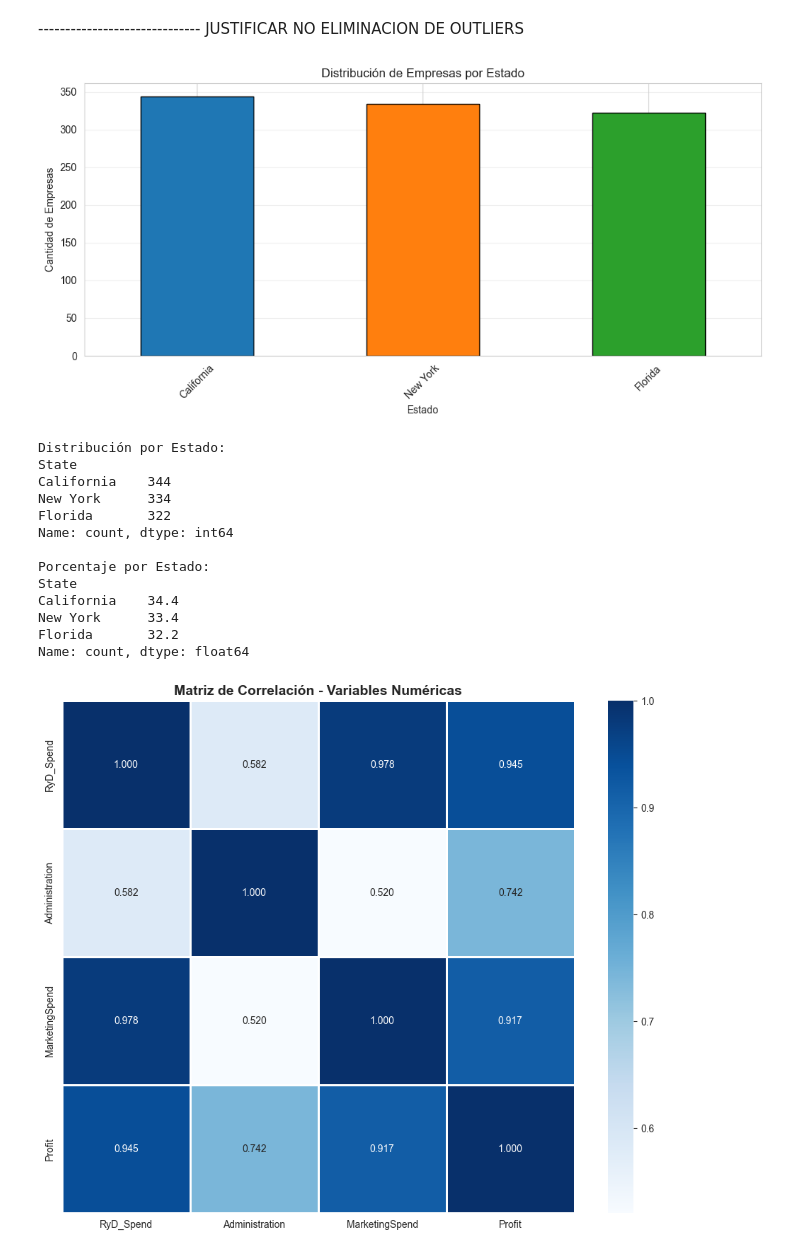
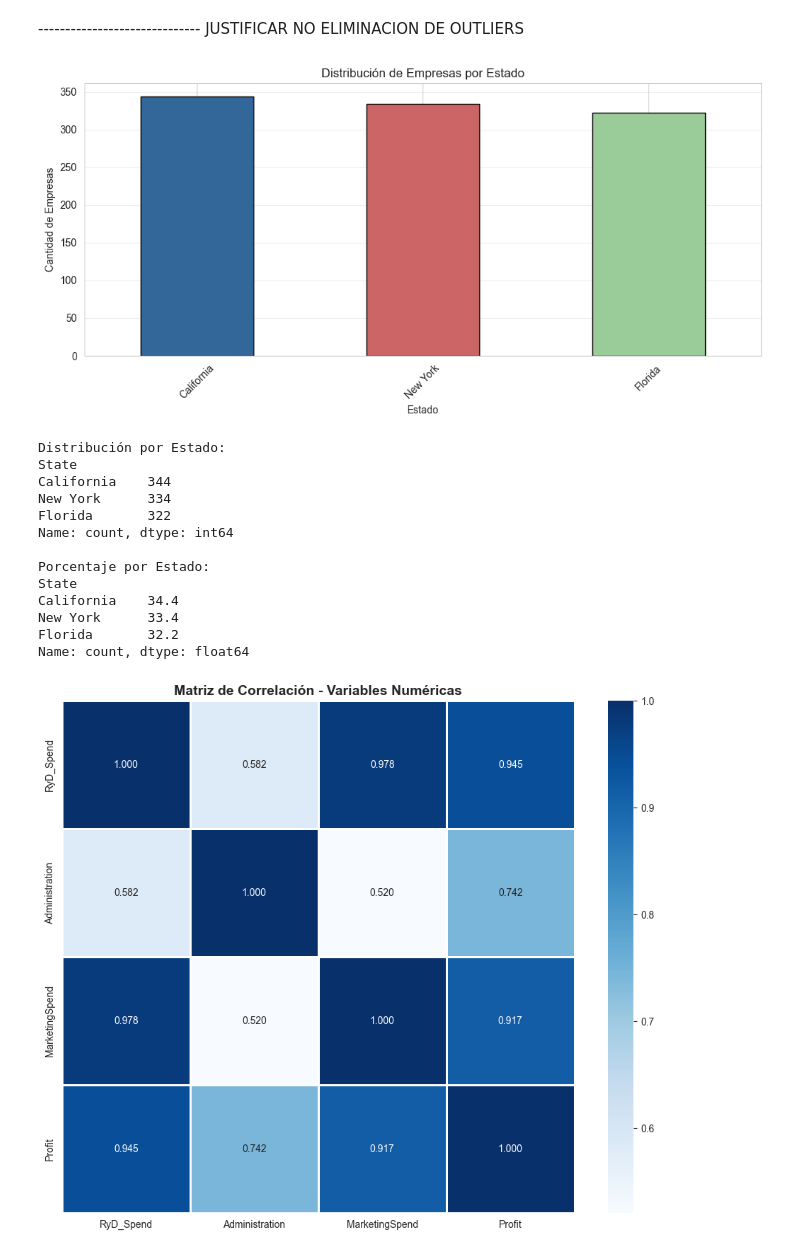
Before and after one commit to Fabrote/Classification-and-Regression-Trees, a Jupyter notebook: MD-TP2_TAPIA-PALACIO.ipynb, the cells around one changed output. Saved outputs shown, nothing was run; the diff lists cells and outputs as text; code cells hidden in the pictures.

```diff
--- a/MD-TP2_TAPIA-PALACIO.ipynb
+++ b/MD-TP2_TAPIA-PALACIO.ipynb
@@ -202,23 +200,25 @@ Desviación estándar: $42,888.63
 # %%
 # Distribución de la variable categórica State
 conteo_estados = datos_empresas['State'].value_counts()
 
+paleta = ['#336699', '#CC6666', '#99CC99']
+
 plt.figure(figsize=(10, 5))
-conteo_estados.plot(kind='bar', color=['#1f77b4', '#ff7f0e', '#2ca02c'], edgecolor='black')
+conteo_estados.plot(kind='bar', color= paleta, edgecolor='black')
 plt.xlabel('Estado')
 plt.ylabel('Cantidad de Empresas')
 plt.title('Distribución de Empresas por Estado')
 plt.xticks(rotation=45)
 plt.grid(True, alpha=0.3, axis='y')
 plt.tight_layout()
 plt.show()
 
 print("\nDistribución por Estado:")
 print(conteo_estados)
 print(f"\nPorcentaje por Estado:")
 print((conteo_estados / len(datos_empresas) * 100).round(2))
 # %% [output]
-[figure, old version]
+[figure, new version]
 Distribución por Estado:
 State
 California    344
```
Also changed, not shown: parts of 11 cells of this notebook.
